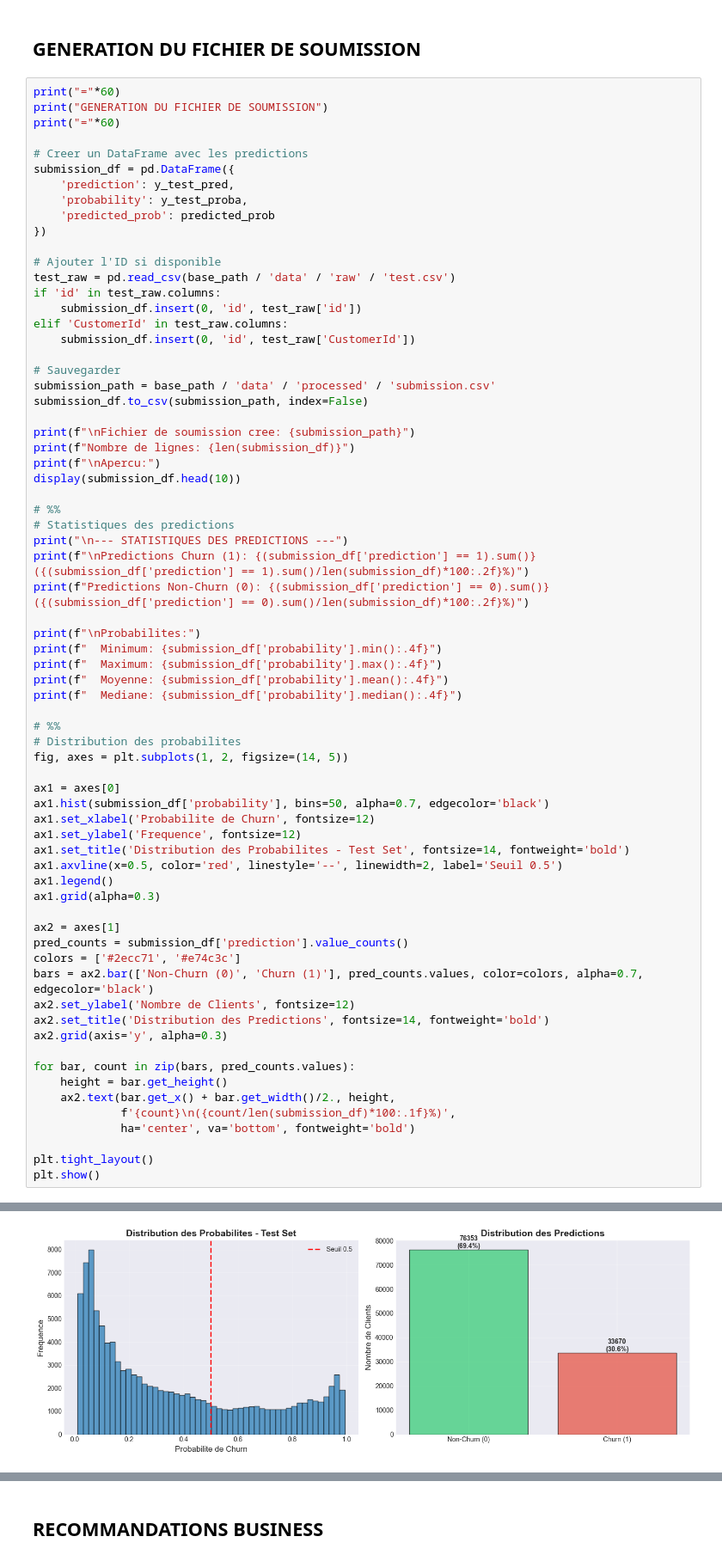
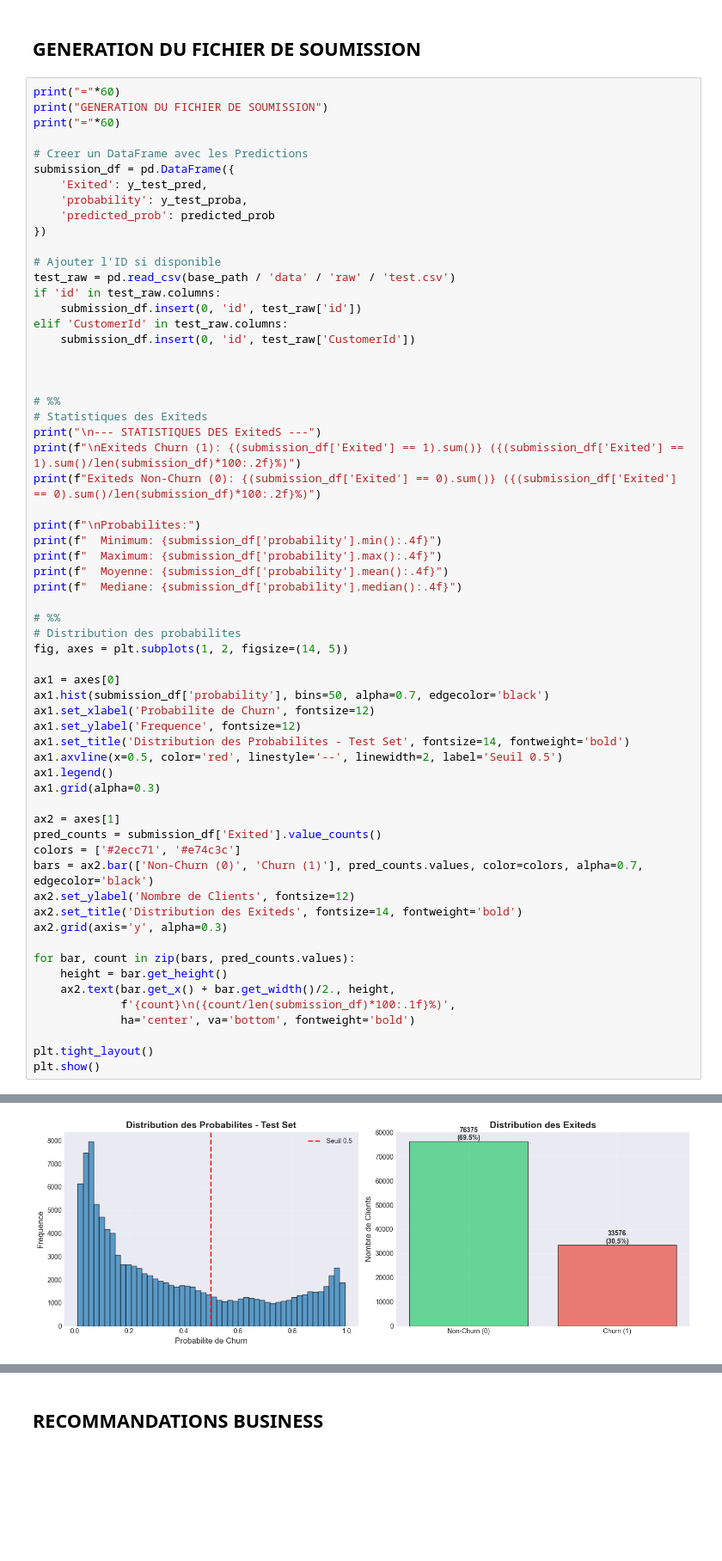
Before and after one commit to Tchapda3002/Ml-churn, a Jupyter notebook: notebooks/churn_04_evaluation.ipynb, the cells around one changed output, grey strips where cells are left out. Shown at 86% size. Saved outputs shown, nothing was run; the diff lists cells and outputs as text; blank space fills up the shorter version.

```diff
--- a/notebooks/churn_04_evaluation.ipynb
+++ b/notebooks/churn_04_evaluation.ipynb
@@ -413,9 +169,9 @@ print("="*60)
 print("GENERATION DU FICHIER DE SOUMISSION")
 print("="*60)
 
-# Creer un DataFrame avec les predictions
+# Creer un DataFrame avec les Predictions
 submission_df = pd.DataFrame({
-    'prediction': y_test_pred,
+    'Exited': y_test_pred,
     'probability': y_test_proba,
     'predicted_prob': predicted_prob
 })
@@ -427,20 +183,13 @@ if 'id' in test_raw.columns:
 elif 'CustomerId' in test_raw.columns:
     submission_df.insert(0, 'id', test_raw['CustomerId'])
 
-# Sauvegarder
-submission_path = base_path / 'data' / 'processed' / 'submission.csv'
-submission_df.to_csv(submission_path, index=False)
 
-print(f"\nFichier de soumission cree: {submission_path}")
-print(f"Nombre de lignes: {len(submission_df)}")
-print(f"\nApercu:")
-display(submission_df.head(10))
 
 # %%
-# Statistiques des predictions
-print("\n--- STATISTIQUES DES PREDICTIONS ---")
-print(f"\nPredictions Churn (1): {(submission_df['prediction'] == 1).sum()} ({(submission_df['prediction'] == 1).sum()/len(submission_df)*100:.2f}%)")
-print(f"Predictions Non-Churn (0): {(submission_df['prediction'] == 0).sum()} ({(submission_df['prediction'] == 0).sum()/len(submission_df)*100:.2f}%)")
+# Statistiques des Exiteds
+print("\n--- STATISTIQUES DES ExitedS ---")
+print(f"\nExiteds Churn (1): {(submission_df['Exited'] == 1).sum()} ({(submission_df['Exited'] == 1).sum()/len(submission_df)*100:.2f}%)")
+print(f"Exiteds Non-Churn (0): {(submission_df['Exited'] == 0).sum()} ({(submission_df['Exited'] == 0).sum()/len(submission_df)*100:.2f}%)")
 
 print(f"\nProbabilites:")
 print(f"  Minimum: {submission_df['probability'].min():.4f}")
@@ -462,11 +211,11 @@ ax1.legend()
 ax1.grid(alpha=0.3)
 
 ax2 = axes[1]
-pred_counts = submission_df['prediction'].value_counts()
+pred_counts = submission_df['Exited'].value_counts()
 colors = ['#2ecc71', '#e74c3c']
 bars = ax2.bar(['Non-Churn (0)', 'Churn (1)'], pred_counts.values, color=colors, alpha=0.7, edgecolor='black')
 ax2.set_ylabel('Nombre de Clients', fontsize=12)
-ax2.set_title('Distribution des Predictions', fontsize=14, fontweight='bold')
+ax2.set_title('Distribution des Exiteds', fontsize=14, fontweight='bold')
 ax2.grid(axis='y', alpha=0.3)
 
 for bar, count in zip(bars, pred_counts.values):
@@ -510,4 +259,4 @@ Probabilites:
-[figure, old version]
+[figure, new version]
 # %%
 import seaborn as sns
 import matplotlib.pyplot as plt
```
Also changed, not shown: parts of 9 cells of this notebook, 5 other files.
